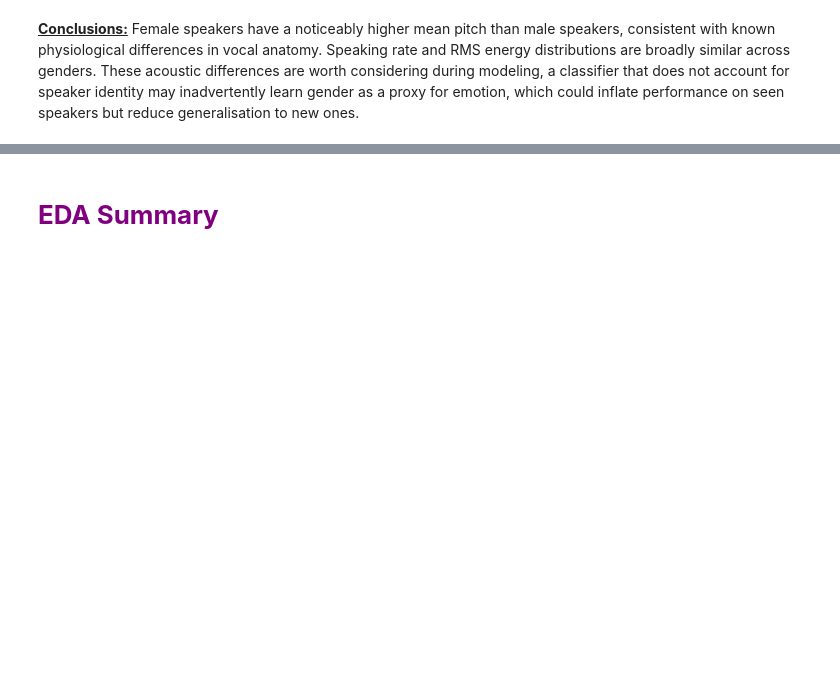
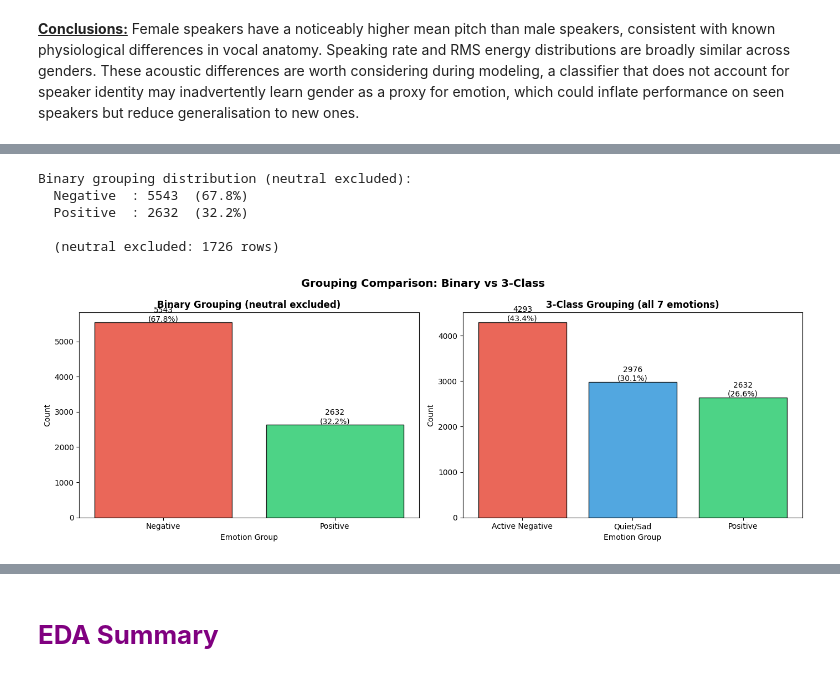
Before and after one commit to almahova/iemocap-proj, a Jupyter notebook: notebooks/iemocap-analysis.ipynb, the cells around one changed output, grey strips where cells are left out. Drawn from its saved outputs; the diff is of its cells as text; code cells hidden in the pictures; blank space fills up the shorter version.

```diff
--- a/notebooks/iemocap-analysis.ipynb
+++ b/notebooks/iemocap-analysis.ipynb
@@ -611,0 +742,58 @@ Disgust has only male data.
+# %%
+binary_group_map = {
+    'happy':      'Positive',
+    'excited':    'Positive',
+    'angry':      'Negative',
+    'frustrated': 'Negative',
+    'fear':       'Negative',
+    'sad':        'Negative',
+}
+df_binary = df_7[df_7['major_emotion'] != 'neutral'].copy()
+df_binary['emotion_binary'] = df_binary['major_emotion'].map(binary_group_map)
+
+print("Binary grouping distribution (neutral excluded):")
+binary_counts = df_binary['emotion_binary'].value_counts()
+for grp, cnt in binary_counts.items():
+    print(f"  {grp:10s}: {cnt:4d}  ({cnt / len(df_binary) * 100:.1f}%)")
+print(f"\n  (neutral excluded: {len(df_7) - len(df_binary)} rows)")
+
+# Side-by-side comparison: binary vs 3-class
+fig, axes = plt.subplots(1, 2, figsize=(14, 5))
+
+# Binary
+colors_2 = {'Positive': '#2ecc71', 'Negative': '#e74c3c'}
+b_colors = [colors_2[g] for g in binary_counts.index]
+bars2 = axes[0].bar(binary_counts.index, binary_counts.values,
+                    color=b_colors, edgecolor='black', alpha=0.85)
+axes[0].set_title('Binary Grouping (neutral excluded)', fontsize=12, weight='bold')
+axes[0].set_xlabel('Emotion Group')
+axes[0].set_ylabel('Count')
+for bar, (label, val) in zip(bars2, binary_counts.items()):
+    axes[0].text(bar.get_x() + bar.get_width() / 2, val + 30,
+                 f'{val}\n({val / len(df_binary) * 100:.1f}%)',
+                 ha='center', fontsize=10)
+
+# 3-class
+group_counts_3 = df_7['emotion_group'].value_counts()
+colors_3 = {'Positive': '#2ecc71', 'Active Negative': '#e74c3c', 'Quiet/Sad': '#3498db'}
+b_colors3 = [colors_3[g] for g in group_counts_3.index]
+bars3 = axes[1].bar(group_counts_3.index, group_counts_3.values,
+                    color=b_colors3, edgecolor='black', alpha=0.85)
+axes[1].set_title('3-Class Grouping (all 7 emotions)', fontsize=12, weight='bold')
+axes[1].set_xlabel('Emotion Group')
+axes[1].set_ylabel('Count')
+for bar, (label, val) in zip(bars3, group_counts_3.items()):
+    axes[1].text(bar.get_x() + bar.get_width() / 2, val + 30,
+                 f'{val}\n({val / len(df_7) * 100:.1f}%)',
+                 ha='center', fontsize=10)
+
+fig.suptitle('Grouping Comparison: Binary vs 3-Class', fontsize=14, weight='bold')
+plt.tight_layout()
+plt.show()
+# %% [output]
+Binary grouping distribution (neutral excluded):
+  Negative  : 5543  (67.8%)
+  Positive  : 2632  (32.2%)
+
+  (neutral excluded: 1726 rows)
+[figure, added]
```
Also changed, not shown: parts of 28 cells of this notebook.
